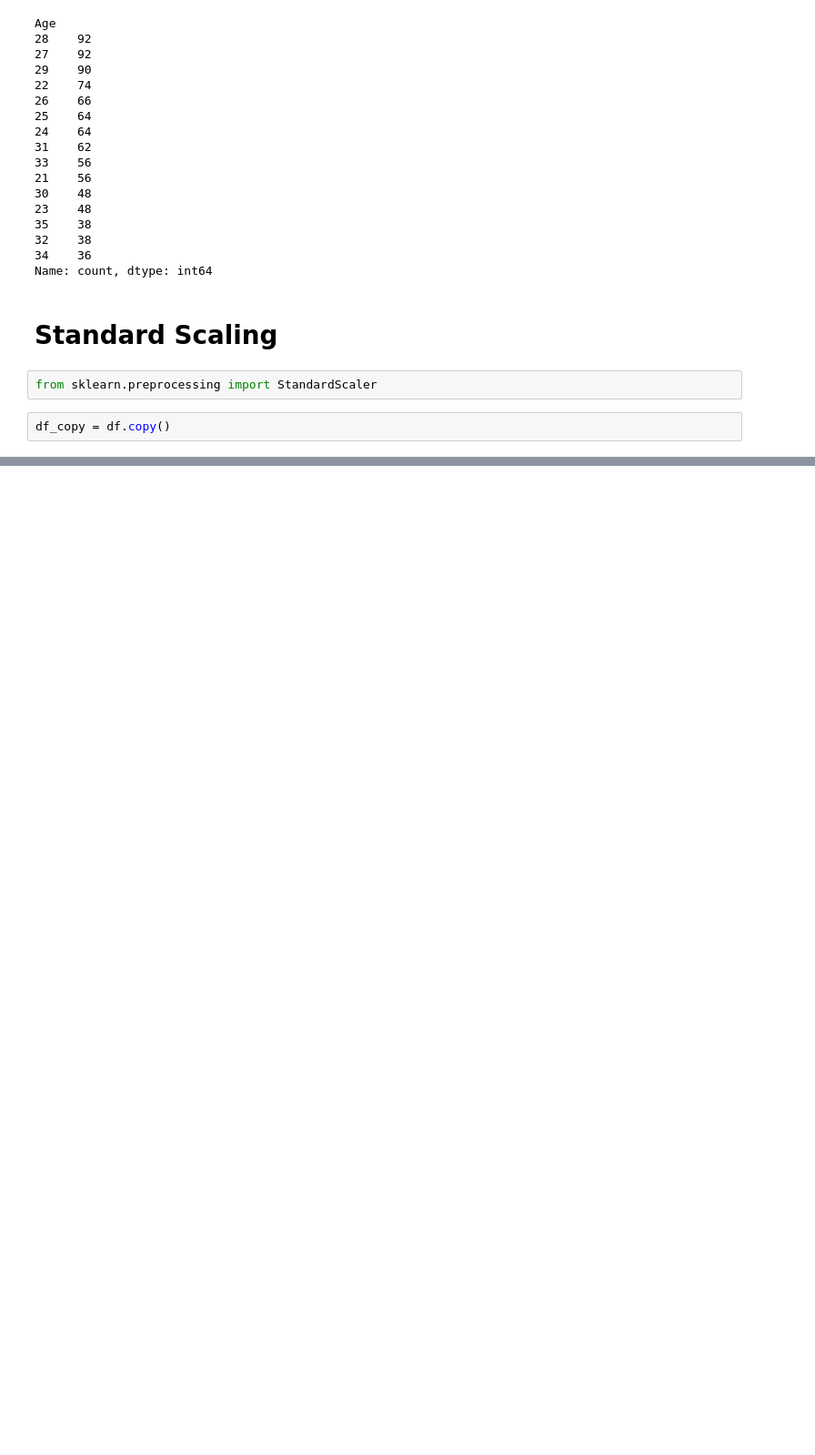
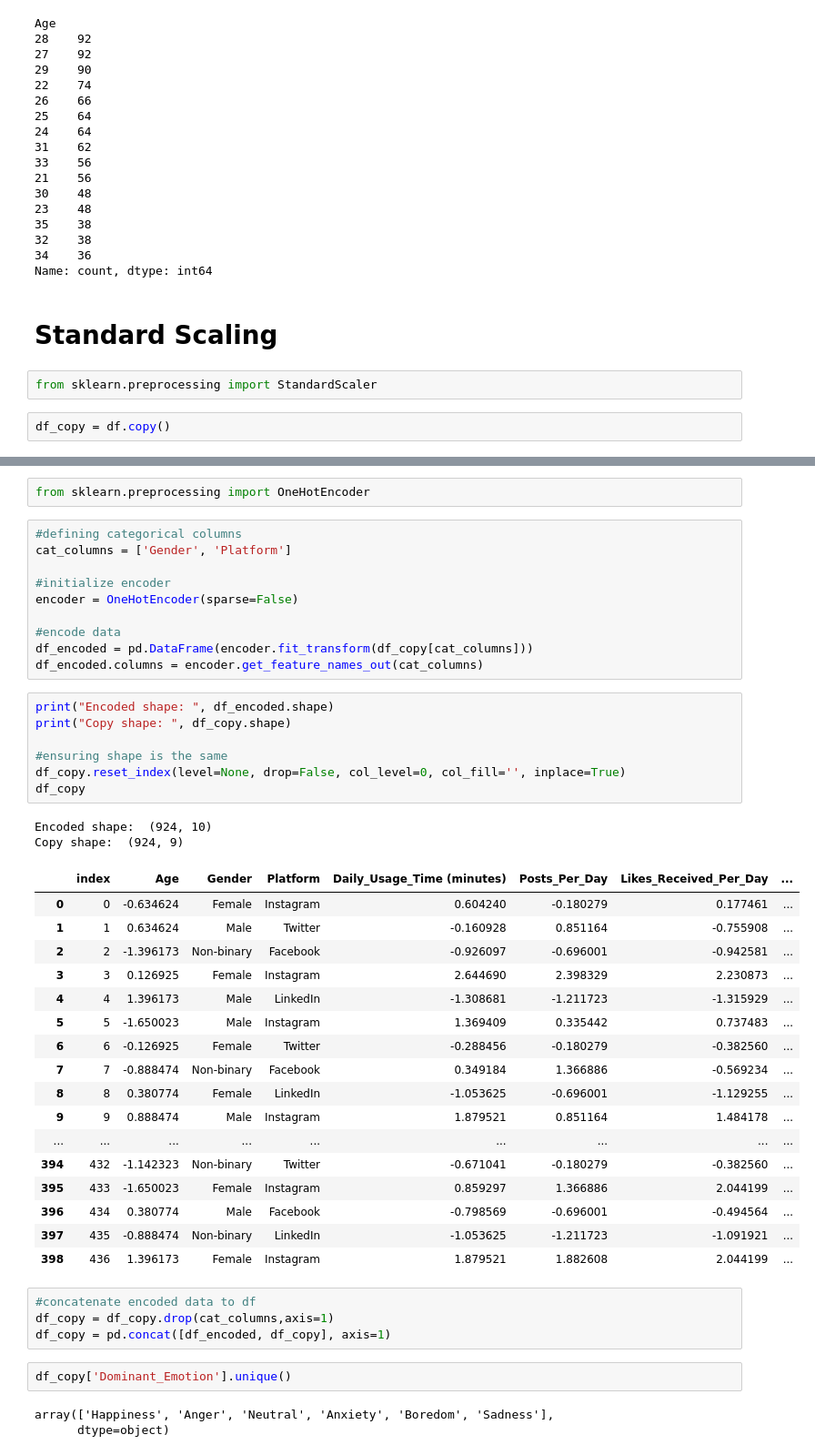
Before and after one commit to NyasaLuharuka/socialMedia, a Jupyter notebook: social_media.ipynb, the cells around one changed output, grey strips where cells are left out. Shown at 91% size. Cells and saved outputs as stored; diff of their text form; blank space fills up the shorter version.

```diff
--- a/social_media.ipynb
+++ b/social_media.ipynb
@@ -174,0 +175,48 @@ df_copy.head(20)
+# %%
+from sklearn.preprocessing import OneHotEncoder
+# %%
+#defining categorical columns
+cat_columns = ['Gender', 'Platform']
+
+#initialize encoder
+encoder = OneHotEncoder(sparse=False)
+
+#encode data
+df_encoded = pd.DataFrame(encoder.fit_transform(df_copy[cat_columns]))
+df_encoded.columns = encoder.get_feature_names_out(cat_columns)
+# %%
+print("Encoded shape: ", df_encoded.shape)
+print("Copy shape: ", df_copy.shape)
+
+#ensuring shape is the same
+df_copy.reset_index(level=None, drop=False, col_level=0, col_fill='', inplace=True)
+df_copy
+# %% [output]
+Encoded shape:  (924, 10)
+Copy shape:  (924, 9)
+|  | index | Age | Gender | Platform | Daily_Usage_Time (minutes) | Posts_Per_Day | Likes_Received_Per_Day | ... |
+| 0 | 0 | -0.634624 | Female | Instagram | 0.604240 | -0.180279 | 0.177461 | ... |
+| 1 | 1 | 0.634624 | Male | Twitter | -0.160928 | 0.851164 | -0.755908 | ... |
+| 2 | 2 | -1.396173 | Non-binary | Facebook | -0.926097 | -0.696001 | -0.942581 | ... |
+| 3 | 3 | 0.126925 | Female | Instagram | 2.644690 | 2.398329 | 2.230873 | ... |
+| 4 | 4 | 1.396173 | Male | LinkedIn | -1.308681 | -1.211723 | -1.315929 | ... |
+| 5 | 5 | -1.650023 | Male | Instagram | 1.369409 | 0.335442 | 0.737483 | ... |
+| 6 | 6 | -0.126925 | Female | Twitter | -0.288456 | -0.180279 | -0.382560 | ... |
+| 7 | 7 | -0.888474 | Non-binary | Facebook | 0.349184 | 1.366886 | -0.569234 | ... |
+| 8 | 8 | 0.380774 | Female | LinkedIn | -1.053625 | -0.696001 | -1.129255 | ... |
+| 9 | 9 | 0.888474 | Male | Instagram | 1.879521 | 0.851164 | 1.484178 | ... |
+| ... | ... | ... | ... | ... | ... | ... | ... | ... |
+| 394 | 432 | -1.142323 | Non-binary | Twitter | -0.671041 | -0.180279 | -0.382560 | ... |
+| 395 | 433 | -1.650023 | Female | Instagram | 0.859297 | 1.366886 | 2.044199 | ... |
+| 396 | 434 | 0.380774 | Male | Facebook | -0.798569 | -0.696001 | -0.494564 | ... |
+| 397 | 435 | -0.888474 | Non-binary | LinkedIn | -1.053625 | -1.211723 | -1.091921 | ... |
+| 398 | 436 | 1.396173 | Female | Instagram | 1.879521 | 1.882608 | 2.044199 | ... |
+# %%
+#concatenate encoded data to df
+df_copy = df_copy.drop(cat_columns,axis=1)
+df_copy = pd.concat([df_encoded, df_copy], axis=1)
+# %%
+df_copy['Dominant_Emotion'].unique()
+# %% [output]
+array(['Happiness', 'Anger', 'Neutral', 'Anxiety', 'Boredom', 'Sadness'],
+      dtype=object)
```
Also changed, not shown: parts of 9 cells of this notebook.
